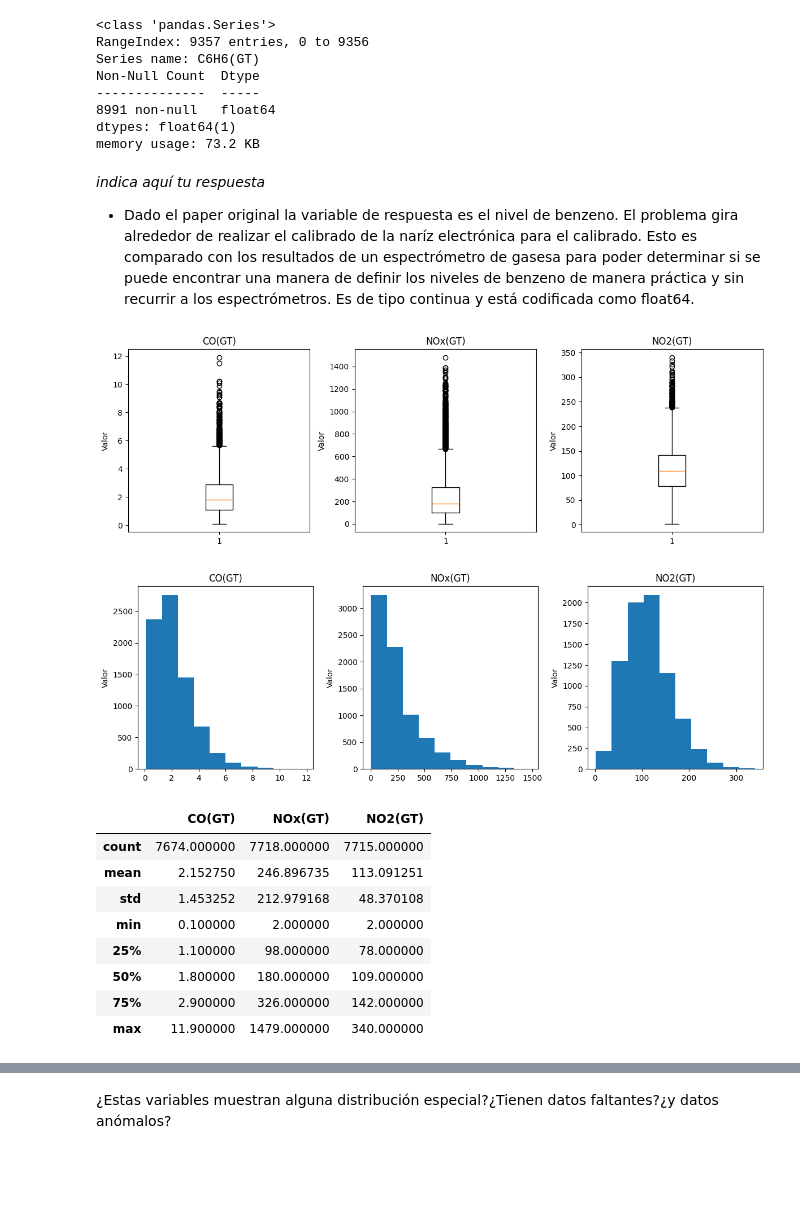
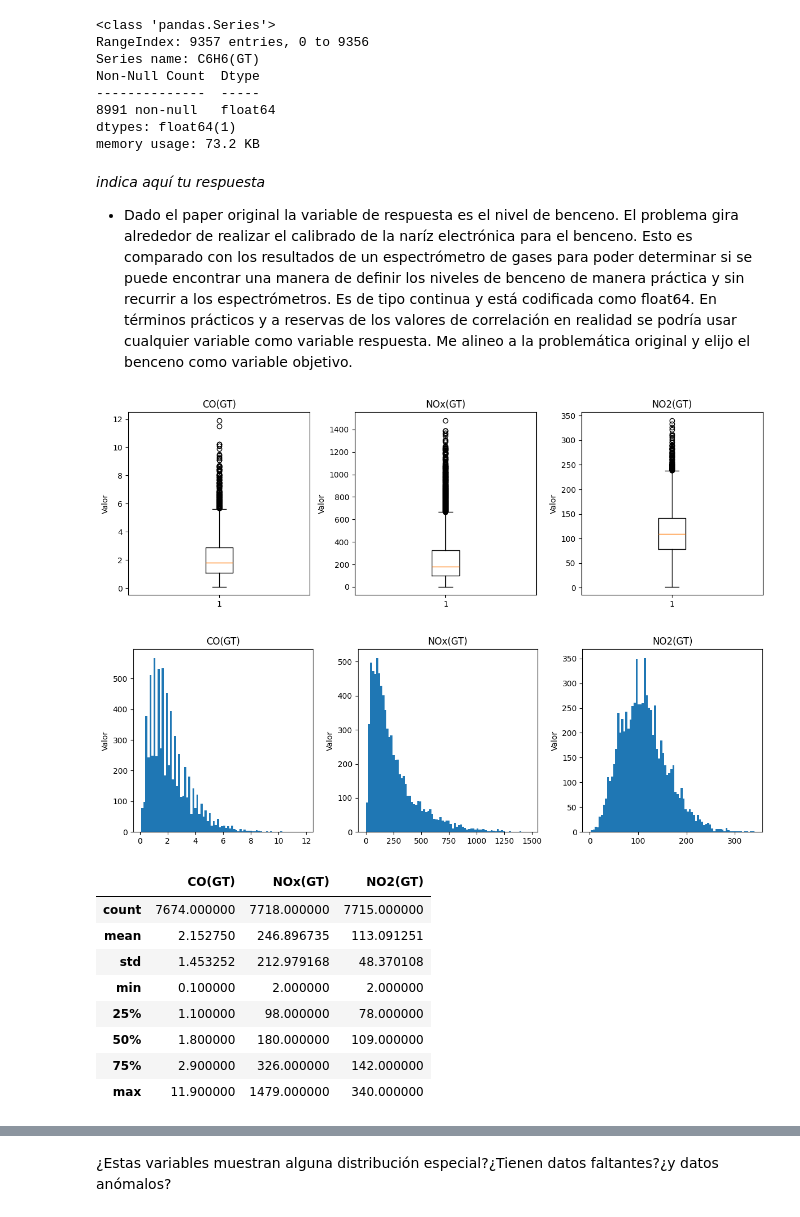
Before and after one commit to evander-aegis/activities-statistical-learning, a Jupyter notebook: Laboratorio_Actividad_1.ipynb, the cells around one changed output, grey strips where cells are left out. Cells and saved outputs as stored; diff of their text form; code cells hidden in the pictures; blank space fills up the shorter version.

```diff
--- a/Laboratorio_Actividad_1.ipynb
+++ b/Laboratorio_Actividad_1.ipynb
@@ -155,37 +162,36 @@ dtypes: float64(1)
 memory usage: 73.2 KB
 # %% [markdown]
 _indica aquí tu respuesta_
-* Dado el paper original la variable de respuesta es el nivel de benzeno. El problema gira alrededor de realizar el calibrado de la naríz electrónica para el calibrado. Esto es comparado con los resultados de un espectrómetro de gasesa para poder determinar si se puede encontrar una manera de definir los niveles de benzeno de manera práctica y sin recurrir a los espectrómetros. Es de tipo continua y está codificada como float64.
+* Dado el paper original la variable de respuesta es el nivel de benceno. El problema gira alrededor de realizar el calibrado de la naríz electrónica para el benceno. Esto es comparado con los resultados de un espectrómetro de gases para poder determinar si se puede encontrar una manera de definir los niveles de benceno de manera práctica y sin recurrir a los espectrómetros. Es de tipo continua y está codificada como float64. En términos prácticos y a reservas de los valores de correlación en realidad se podría usar cualquier variable como variable respuesta. Me alineo a la problemática original y elijo el benceno como variable objetivo.
 # %%
 ## Si te fijas en los estadísticos del dataset, ¿cómo es la distribución de las variables, CO, NOx y NO2?
 cols=["CO(GT)","NOx(GT)", "NO2(GT)"]
 air_quality_dataset[cols].describe(include="all")
 columnas = ["CO(GT)", "NOx(GT)", "NO2(GT)"]
 
 fig, axes = plt.subplots(1, 3, figsize=(12, 4))
 
 for ax, columna in zip(axes, columnas):
     ax.boxplot(air_quality_dataset[columna].dropna())
     ax.set_title(columna)
     ax.set_ylabel("Valor")
 
 plt.tight_layout()
 plt.show()
 
 fig, axes = plt.subplots(1, 3, figsize=(12, 4))
 
 for ax, columna in zip(axes, columnas):
-    ax.hist(air_quality_dataset[columna].dropna())
+    ax.hist(air_quality_dataset[columna].dropna(), bins=80)
     ax.set_title(columna)
     ax.set_ylabel("Valor")
 
 plt.tight_layout()
 plt.show()
-
 air_quality_dataset[cols].describe(include="all")
 # %% [output]
 [figure]
-[figure, old version]
+[figure, new version]
 |  | CO(GT) | NOx(GT) | NO2(GT) |
 | count | 7674.000000 | 7718.000000 | 7715.000000 |
 | mean | 2.152750 | 246.896735 | 113.091251 |
```
Also changed, not shown: parts of 34 cells of this notebook.
